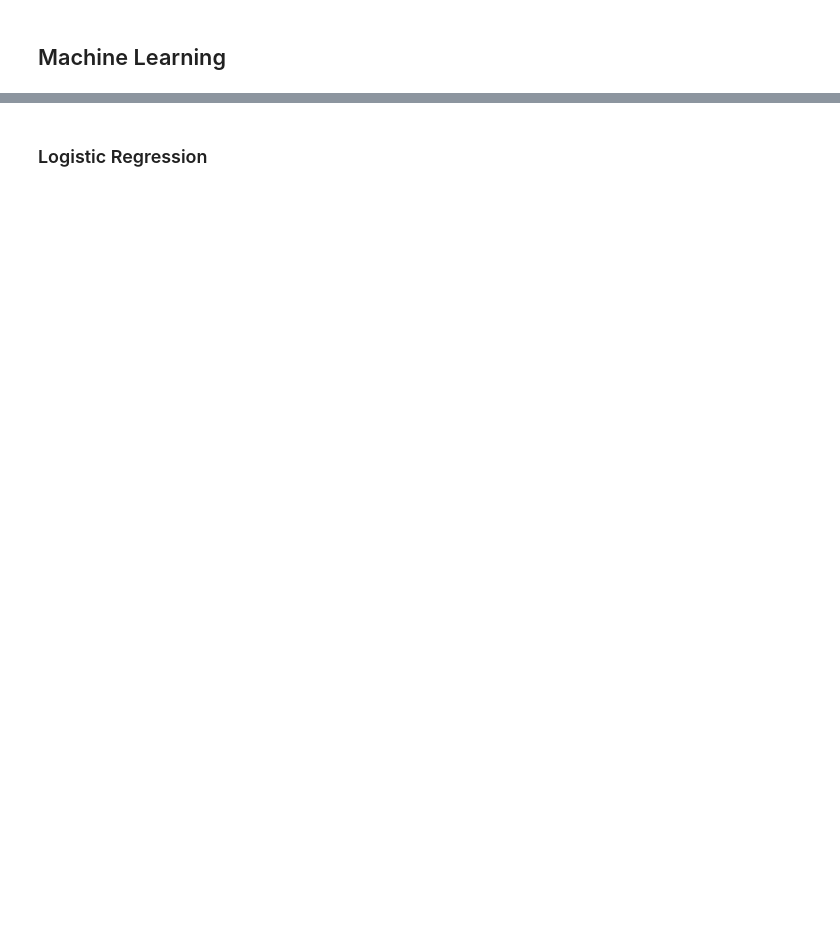
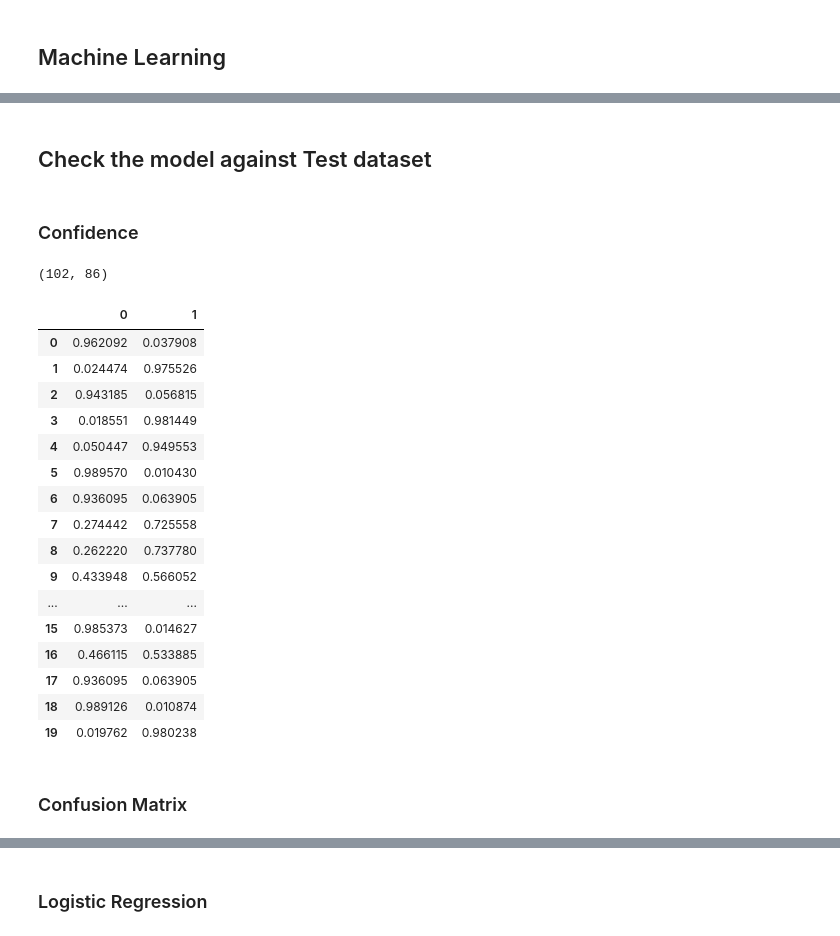
Before and after one commit to ahsan-fayyaz/DOB-Construction-Injury-Predictions, a Jupyter notebook: Accident Prediction.ipynb, the cells around one changed output, grey strips where cells are left out. Drawn from its saved outputs; the diff is of its cells as text; code cells hidden in the pictures; blank space fills up the shorter version.

```diff
--- a/Accident Prediction.ipynb
+++ b/Accident Prediction.ipynb
@@ -1492,0 +1260,9 @@ Score :  0.9053254437869822
+# %%
+len_f = int(len(f) * 0.20)
+
+df = f[0:len_f] # 20 percent__ test
+dfb = f[len_f:] # 80 percent__ train
+
+train, validate, test = \
+     np.split(df.sample(frac=1, random_state=42),
+              [int(.6*len(df)), int(.8*len(df))])
@@ -1492,0 +1271,15 @@ Score :  0.9053254437869822
+# %%
+X = f.drop(["Outcome", "BIN"],1)
+y = f["Outcome"]
+
+X_train = train.drop(["Outcome", "BIN"],1)
+y_train = train["Outcome"]
+
+X_validate = validate.drop(["Outcome", "BIN"],1)
+y_validate = validate["Outcome"]
+
+X_test =  test.drop(["Outcome", "BIN"],1)
+y_test = test["Outcome"]
+
+
+X_train, X_validate, y_train, y_validate = train_test_split(X, y, test_size = 0.2, random_state = 0)
@@ -1492,0 +1411,32 @@ Score :  0.9053254437869822
+# %% [markdown]
+## Check the model against Test dataset
+# %% [markdown]
+### Confidence
+# %%
+X_test.shape
+# %% [output]
+(102, 86)
+# %%
+confidence_prediction = baseline.predict_proba(X_test)
+confidence_prediction_df = pd.DataFrame(confidence_prediction)
+confidence_prediction_df.head(20)
+# %% [output]
+|  | 0 | 1 |
+| 0 | 0.962092 | 0.037908 |
+| 1 | 0.024474 | 0.975526 |
+| 2 | 0.943185 | 0.056815 |
+| 3 | 0.018551 | 0.981449 |
+| 4 | 0.050447 | 0.949553 |
+| 5 | 0.989570 | 0.010430 |
+| 6 | 0.936095 | 0.063905 |
+| 7 | 0.274442 | 0.725558 |
+| 8 | 0.262220 | 0.737780 |
+| 9 | 0.433948 | 0.566052 |
+| ... | ... | ... |
+| 15 | 0.985373 | 0.014627 |
+| 16 | 0.466115 | 0.533885 |
+| 17 | 0.936095 | 0.063905 |
+| 18 | 0.989126 | 0.010874 |
+| 19 | 0.019762 | 0.980238 |
+# %% [markdown]
+### Confusion Matrix
```
Also changed, not shown: parts of 52 cells of this notebook.
